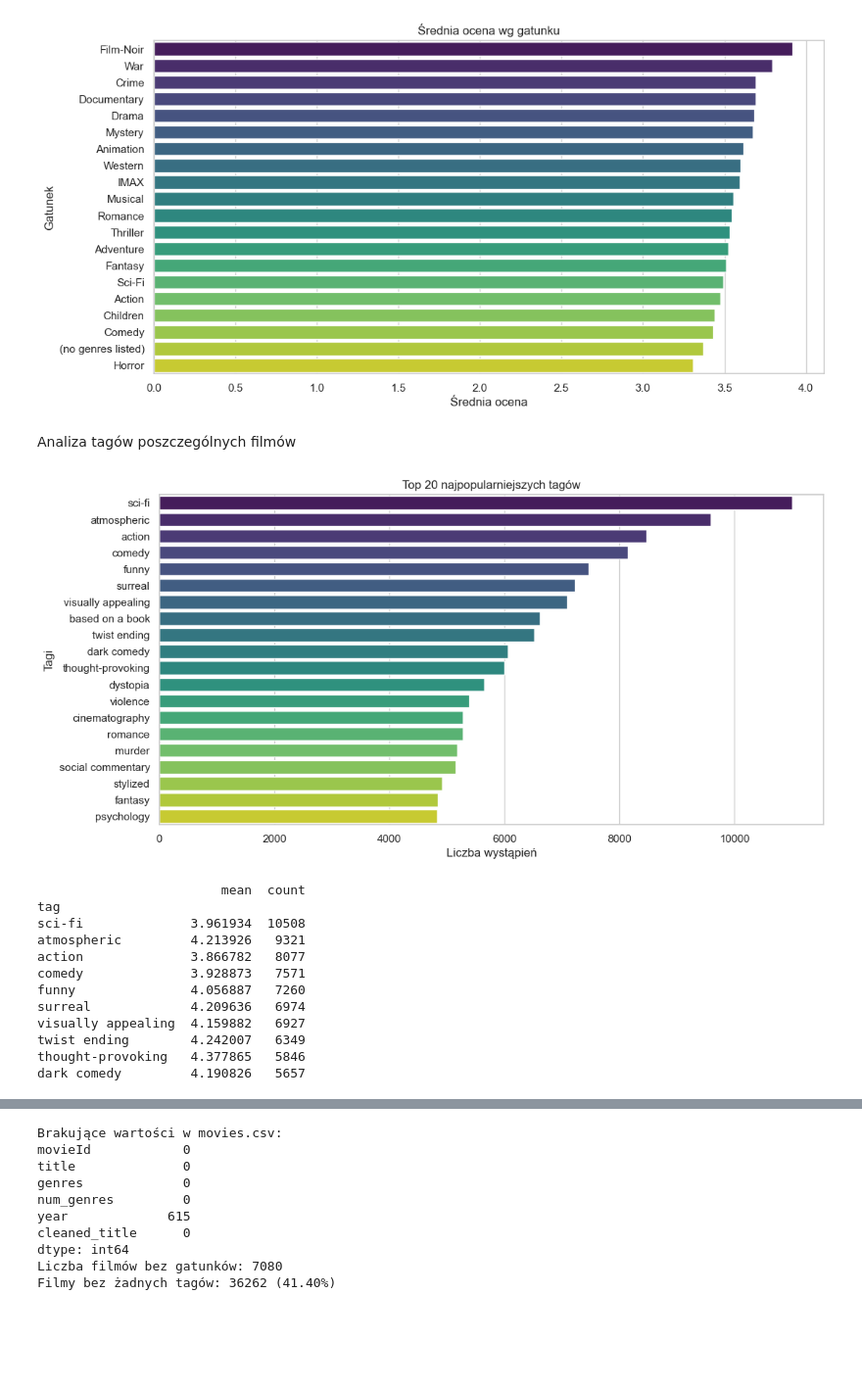
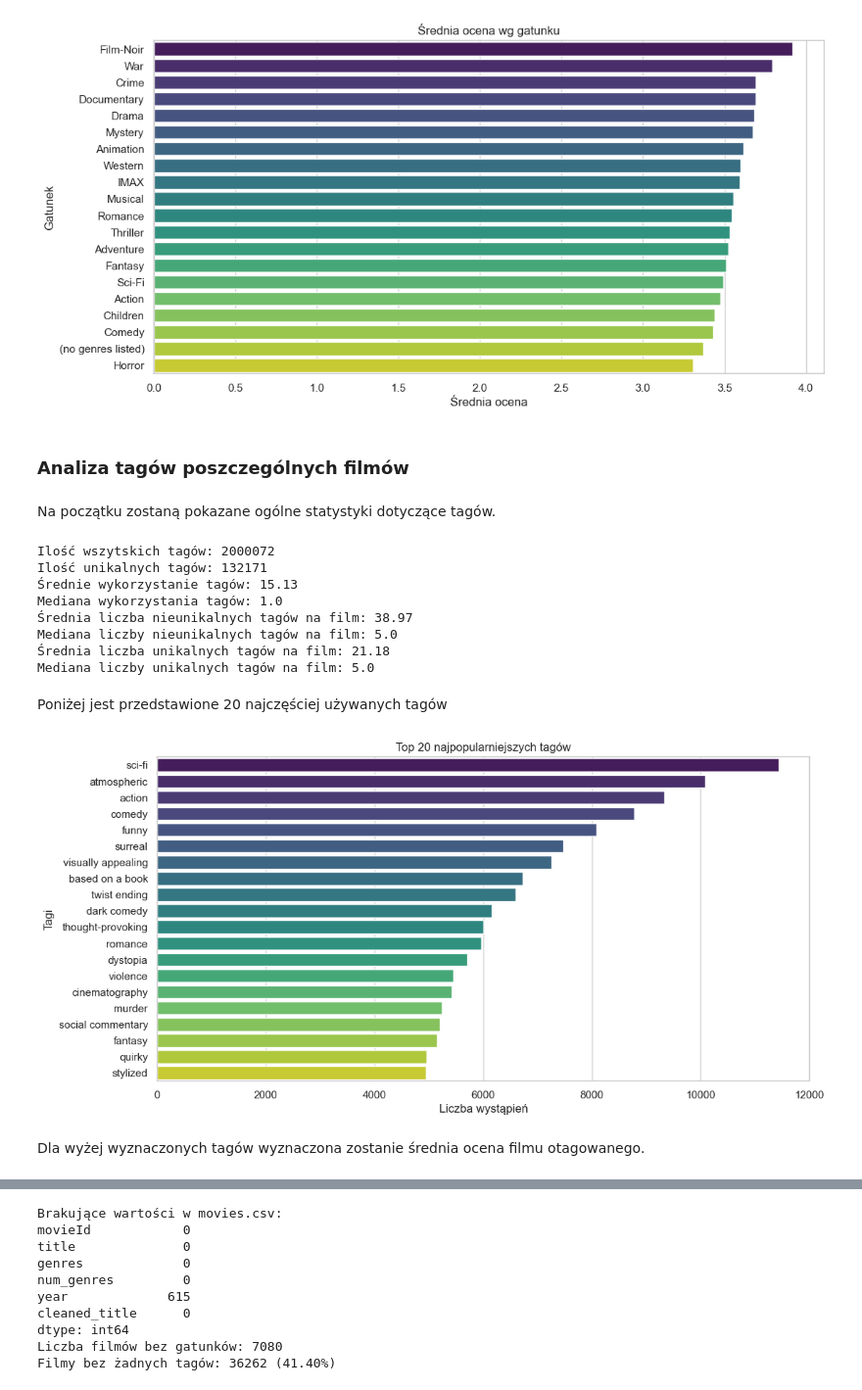
Before and after one commit to p10tr13/movie_recommender, a Jupyter notebook: notebooks/eda.ipynb, the cells around one changed output, grey strips where cells are left out. Shown at 98% size. Drawn from its saved outputs; the diff is of its cells as text; code cells hidden in the pictures; blank space fills up the shorter version.

```diff
--- a/notebooks/eda.ipynb
+++ b/notebooks/eda.ipynb
@@ -170,32 +213,39 @@ plt.show()
 # %% [output]
 [figure]
 # %% [markdown]
-Analiza tagów poszczególnych filmów
+### Analiza tagów poszczególnych filmów
+# %% [markdown]
+Na początku zostaną pokazane ogólne statystyki dotyczące tagów.
+# %%
+tag_counts = tags['tag'].str.lower().value_counts()
+print(f"\nIlość wszytskich tagów: {len(tags)}")
+print(f"Ilość unikalnych tagów: {len(tag_counts)}")
+print(f"Średnie wykorzystanie tagów: {tag_counts.mean():.2f}")
+print(f"Mediana wykorzystania tagów: {tag_counts.median()}")
+print(f"Średnia liczba nieunikalnych tagów na film: {tags['movieId'].value_counts().mean():.2f}")
+print(f"Mediana liczby nieunikalnych tagów na film: {tags['movieId'].value_counts().median()}")
+print(f"Średnia liczba unikalnych tagów na film: {tags.groupby('movieId')['tag'].nunique().mean():.2f}")
+print(f"Mediana liczby unikalnych tagów na film: {tags.groupby('movieId')['tag'].nunique().median()}")
+# %% [output]
+Ilość wszytskich tagów: 2000072
+Ilość unikalnych tagów: 132171
+Średnie wykorzystanie tagów: 15.13
+Mediana wykorzystania tagów: 1.0
+Średnia liczba nieunikalnych tagów na film: 38.97
+Mediana liczby nieunikalnych tagów na film: 5.0
+Średnia liczba unikalnych tagów na film: 21.18
+Mediana liczby unikalnych tagów na film: 5.0
+# %% [markdown]
+Poniżej jest przedstawione 20 najczęściej używanych tagów
 # %%
-# Popularność tagów
-tag_counts = tags['tag'].value_counts().head(20)
+tag_counts = tag_counts.head(20)
 plt.figure(figsize=(12,6))
 sns.barplot(y=tag_counts.index, x=tag_counts.values, palette="viridis")
 plt.title('Top 20 najpopularniejszych tagów')
 plt.xlabel('Liczba wystąpień')
 plt.ylabel('Tagi')
 plt.show()
-
-# Relacja między tagami a ocenami (przykład dla wybranego tagu)
-merged_tags = ratings.merge(tags, on=['userId', 'movieId'])
-tag_analysis = merged_tags.groupby('tag')['rating'].agg(['mean', 'count'])
-print(tag_analysis.sort_values('count', ascending=False).head(10))
 # %% [output]
-[figure, old version]
+[figure, new version]
-                        mean  count
-tag
-sci-fi              3.961934  10508
-atmospheric         4.213926   9321
-action              3.866782   8077
-comedy              3.928873   7571
-funny               4.056887   7260
-surreal             4.209636   6974
-visually appealing  4.159882   6927
-twist ending        4.242007   6349
-thought-provoking   4.377865   5846
-dark comedy         4.190826   5657
+# %% [markdown]
+Dla wyżej wyznaczonych tagów wyznaczona zostanie średnia ocena filmu otagowanego.
```
Also changed, not shown: parts of 33 cells of this notebook.
